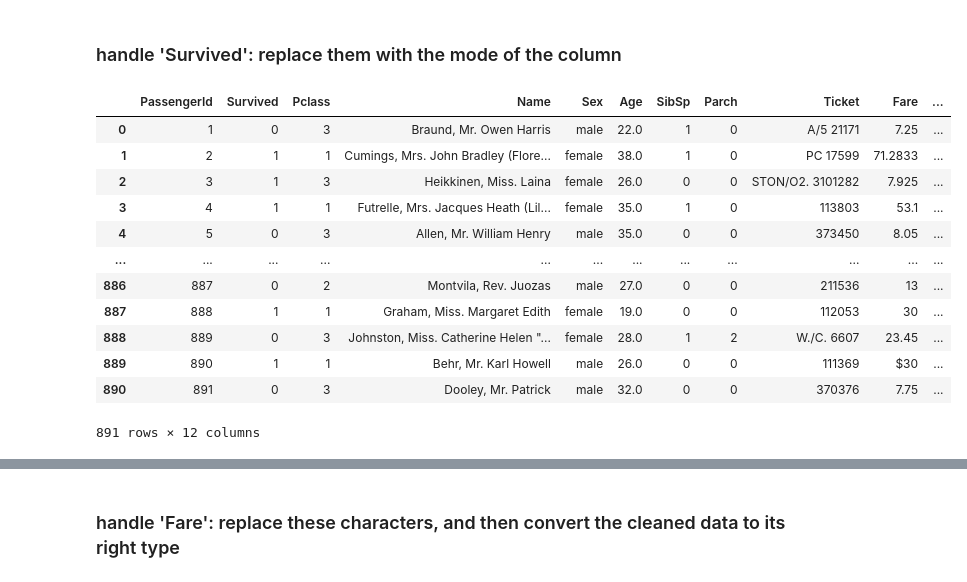
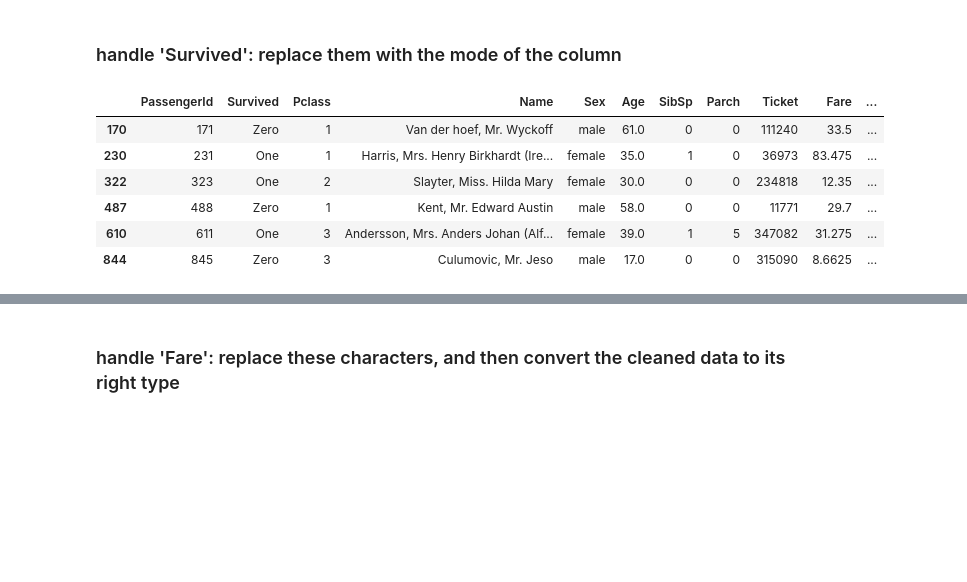
Before and after one commit to charlesyifanli/python_and_data, a Jupyter notebook: 2409_pandas/ngex5.ipynb, the cells around one changed output, grey strips where cells are left out. Drawn from its saved outputs; the diff is of its cells as text; code cells hidden in the pictures; blank space fills up the shorter version.

```diff
--- a/2409_pandas/ngex5.ipynb
+++ b/2409_pandas/ngex5.ipynb
@@ -154,19 +154,13 @@ Name: Embarked, dtype: object
 # %% [markdown]
 ### handle 'Survived': replace them with the mode of the column
 # %%
-incorrect_data = df[~df['Survived'].isin([0, 1])]
+incorrect_data = df[~df['Survived'].isin(['0', '1', 0, 1])]
 incorrect_data
 # %% [output]
 |  | PassengerId | Survived | Pclass | Name | Sex | Age | SibSp | Parch | Ticket | Fare | ... |
-| 0 | 1 | 0 | 3 | Braund, Mr. Owen Harris | male | 22.0 | 1 | 0 | A/5 21171 | 7.25 | ... |
-| 1 | 2 | 1 | 1 | Cumings, Mrs. John Bradley (Flore... | female | 38.0 | 1 | 0 | PC 17599 | 71.2833 | ... |
-| 2 | 3 | 1 | 3 | Heikkinen, Miss. Laina | female | 26.0 | 0 | 0 | STON/O2. 3101282 | 7.925 | ... |
-| 3 | 4 | 1 | 1 | Futrelle, Mrs. Jacques Heath (Lil... | female | 35.0 | 1 | 0 | 113803 | 53.1 | ... |
-| 4 | 5 | 0 | 3 | Allen, Mr. William Henry | male | 35.0 | 0 | 0 | 373450 | 8.05 | ... |
-| ... | ... | ... | ... | ... | ... | ... | ... | ... | ... | ... | ... |
-| 886 | 887 | 0 | 2 | Montvila, Rev. Juozas | male | 27.0 | 0 | 0 | 211536 | 13 | ... |
-| 887 | 888 | 1 | 1 | Graham, Miss. Margaret Edith | female | 19.0 | 0 | 0 | 112053 | 30 | ... |
-| 888 | 889 | 0 | 3 | Johnston, Miss. Catherine Helen "... | female | 28.0 | 1 | 2 | W./C. 6607 | 23.45 | ... |
-| 889 | 890 | 1 | 1 | Behr, Mr. Karl Howell | male | 26.0 | 0 | 0 | 111369 | $30 | ... |
-| 890 | 891 | 0 | 3 | Dooley, Mr. Patrick | male | 32.0 | 0 | 0 | 370376 | 7.75 | ... |
+| 170 | 171 | Zero | 1 | Van der hoef, Mr. Wyckoff | male | 61.0 | 0 | 0 | 111240 | 33.5 | ... |
+| 230 | 231 | One | 1 | Harris, Mrs. Henry Birkhardt (Ire... | female | 35.0 | 1 | 0 | 36973 | 83.475 | ... |
+| 322 | 323 | One | 2 | Slayter, Miss. Hilda Mary | female | 30.0 | 0 | 0 | 234818 | 12.35 | ... |
+| 487 | 488 | Zero | 1 | Kent, Mr. Edward Austin | male | 58.0 | 0 | 0 | 11771 | 29.7 | ... |
+| 610 | 611 | One | 3 | Andersson, Mrs. Anders Johan (Alf... | female | 39.0 | 1 | 5 | 347082 | 31.275 | ... |
+| 844 | 845 | Zero | 3 | Culumovic, Mr. Jeso | male | 17.0 | 0 | 0 | 315090 | 8.6625 | ... |
-891 rows × 12 columns
```
Also changed, not shown: parts of 9 cells of this notebook.
